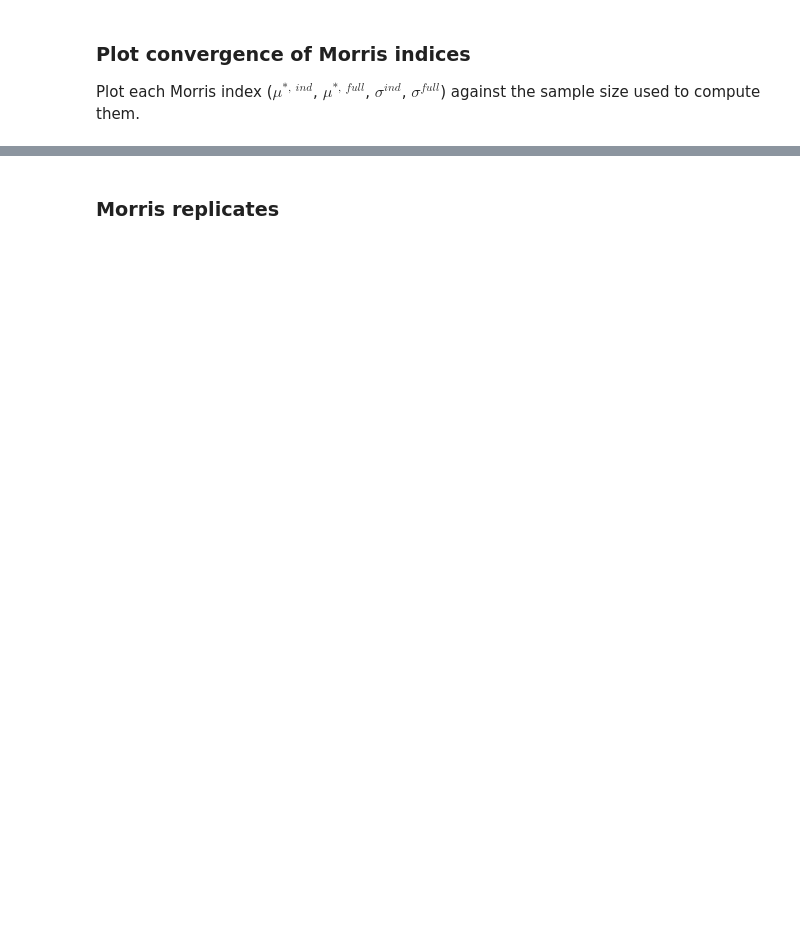
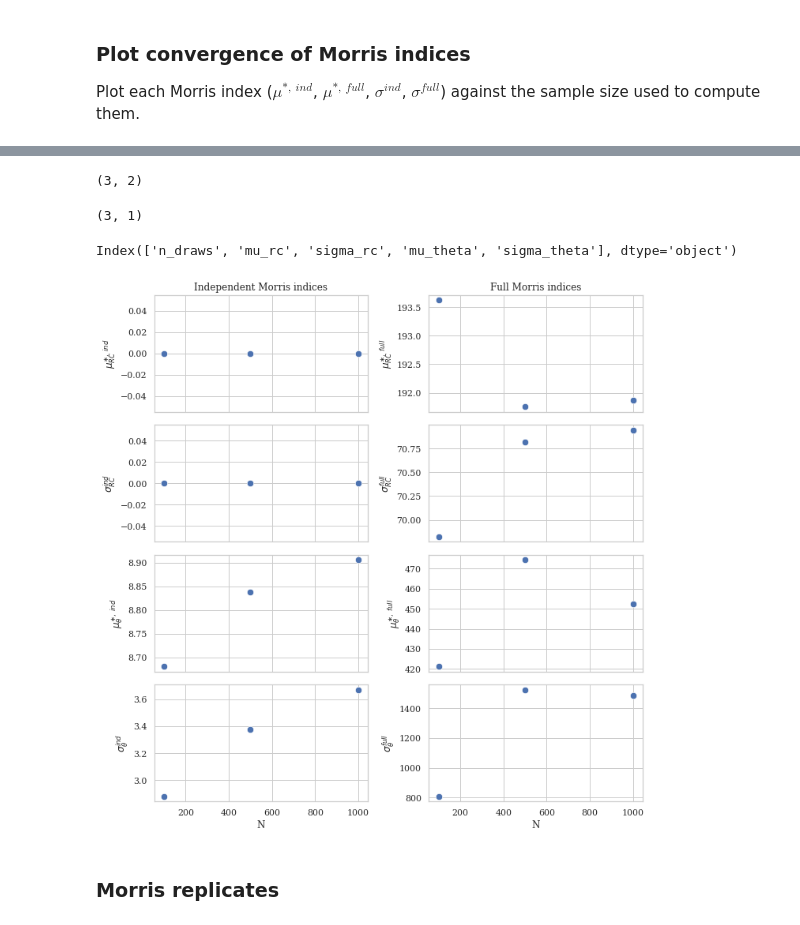
Before and after one commit to bhmueller/thesis, a Jupyter notebook: thesis_project.ipynb, the cells around one changed output, grey strips where cells are left out. Cells and saved outputs as stored; diff of their text form; code cells hidden in the pictures; blank space fills up the shorter version.

Commit message:
Plots Morris convergence.

```diff
--- a/thesis_project.ipynb
+++ b/thesis_project.ipynb
@@ -417,6 +408,15 @@ for i in np.arange(len(set_n_draws)):
     # Save to tex.
     with open(os.path.join('figures', f'table_morris_conv_{set_n_draws[i]}.tex'),'w') as tf:
         tf.write(morr_conv_dict[set_n_draws[i]].to_latex(escape=False))
+# %%
+# For plotting.
+morr_conv_dict = {}
+for i in np.arange(len(set_n_draws)):
+    morr_conv = pd.concat(
+        [pd.concat([pd.Series(morris_indices_convergence[i]['mu_ind'], name='mu'), pd.Series(morris_indices_convergence[i]['sigma_ind'], name='sigma'), pd.Series(['independent', 'independent'], name='Type'), pd.Series(['rc', 'theta'], name='Input')],
+        axis=1),
+        pd.concat([pd.Series(morris_indices_convergence[i]['mu_corr'], name='mu'), pd.Series(morris_indices_convergence[i]['sigma_corr'], name='sigma'), pd.Series(['full', 'full'], name='Type'), pd.Series(['rc', 'theta'], name='Input')], axis=1)])
+    morr_conv_dict[set_n_draws[i]] = morr_conv.set_index(['Type', 'Input'])
 # %% [markdown]
 ### Plot convergence of Morris indices
 Plot each Morris index ($\mu^{\ast,\ ind}$, $\mu^{\ast,\ full}$, $\sigma^{ind}$, $\sigma^{full}$) against the sample size used to compute them.
@@ -443,0 +470,65 @@ morr_conv_dict
+# %%
+morris_convergence_independent[['mu_rc', 'sigma_rc']].shape
+# %% [output]
+(3, 2)
+# %%
+morris_convergence_independent[['n_draws']].shape
+# %% [output]
+(3, 1)
+# %%
+morris_convergence_independent.columns
+# %% [output]
+Index(['n_draws', 'mu_rc', 'sigma_rc', 'mu_theta', 'sigma_theta'], dtype='object')
+# %%
+plot_size = 10
+marker_size = 70
+fig, ax = plt.subplots(4, 2,
+sharex=True,
+figsize=(plot_size, plot_size)
+)
+sns.set_theme(style='whitegrid')
+mpl.rcParams['font.family'] = 'serif'
+
+# Indep. indices.
+
+ylabel_ind = [r'$\mu^{\ast,\ ind}_{RC}$', r'$\sigma^{ind}_{RC}$', r'$\mu^{\ast,\ ind}_{\theta}$', r'$\sigma^{ind}_{\theta}$']
+
+# Set ylim and xlim.
+ax[0, 0].set(title='Independent Morris indices')
+
+for i in np.arange(4):
+    sns.scatterplot(x=morris_convergence_independent['n_draws'],
+    y=morris_convergence_independent[morris_convergence_independent.columns[i]],
+    # y=morris_convergence_independent[['mu_rc', 'sigma_rc']],
+    # style=morr_conv_100_runs_ind.T.loc['input'],
+    # markers=['o', '^'],
+    # legend=False,
+    s=marker_size,
+    # color='blue',
+    ax=ax[i, 0]
+    )
+    ax[i, 0].set(xlabel='N', ylabel=ylabel_ind[i])
+
+# Full indices.
+
+ylabel_full = [r'$\mu^{\ast,\ full}_{RC}$', r'$\sigma^{full}_{RC}$', r'$\mu^{\ast,\ full}_{\theta}$', r'$\sigma^{full}_{\theta}$']
+
+ax[0, 1].set(title='Full Morris indices')
+
+for i in np.arange(4):
+    sns.scatterplot(x=morris_convergence_full['n_draws'],
+    y=morris_convergence_full[morris_convergence_full.columns[i]],
+    # y=morris_convergence_independent[['mu_rc', 'sigma_rc']],
+    # style=morr_conv_100_runs_ind.T.loc['input'],
+    # markers=['o', '^'],
+    # legend=False,
+    s=marker_size,
+    # color='blue',
+    ax=ax[i, 1]
+    )
+    ax[i, 1].set(xlabel='N', ylabel=ylabel_full[i])
+
+fig.tight_layout()
+fig.show()
+# %% [output]
+[figure, added]
```
Also changed, not shown: parts of 12 cells of this notebook.
